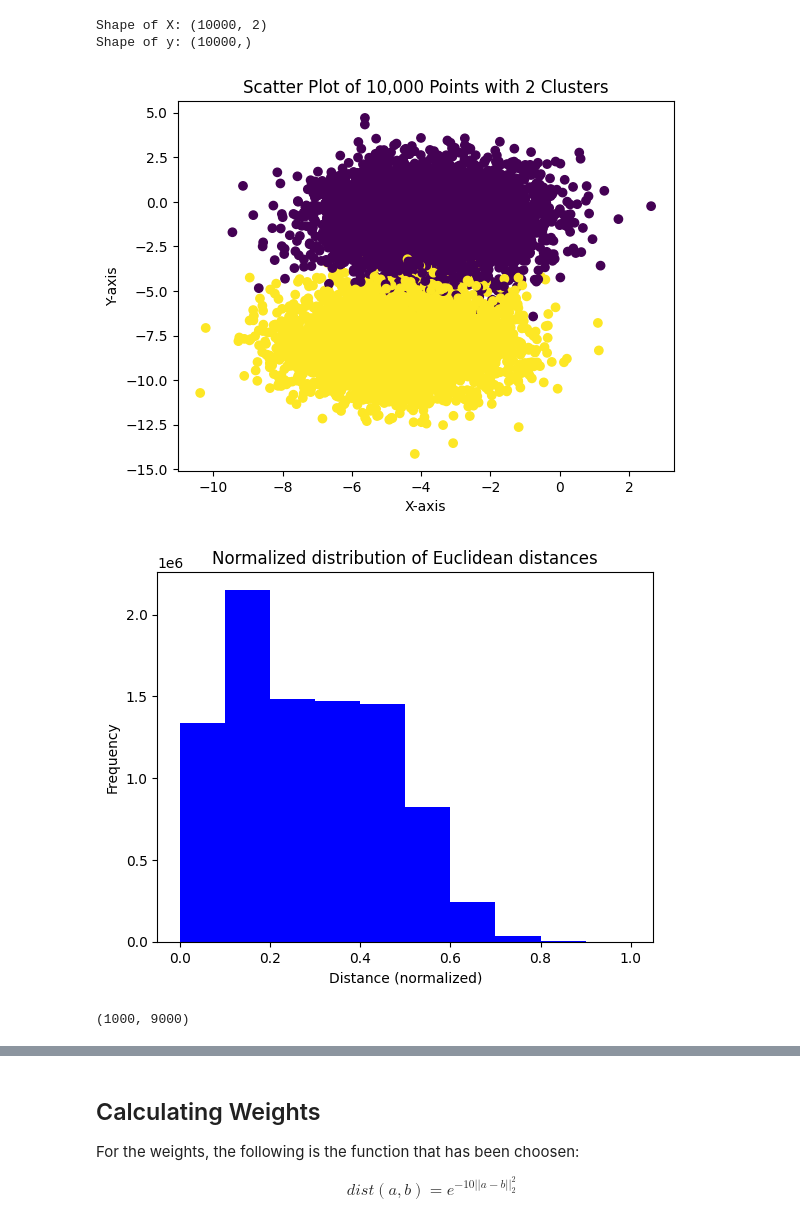
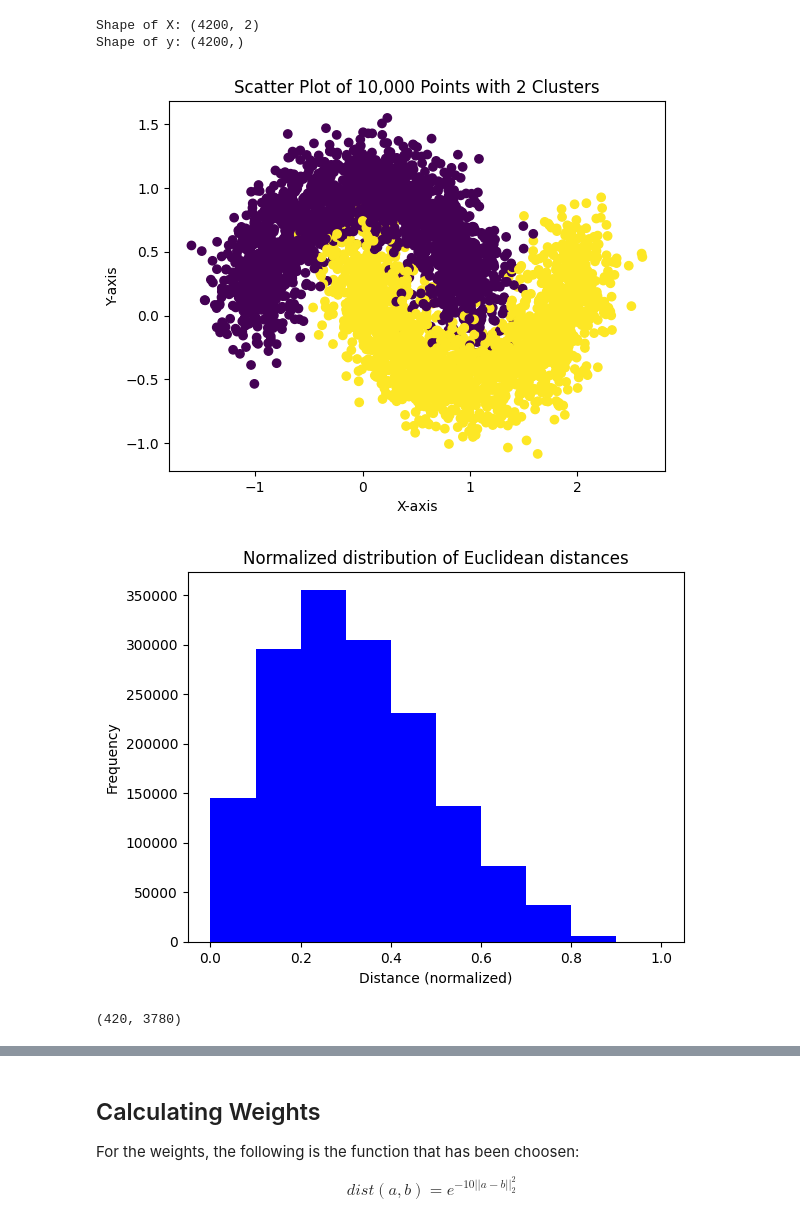
Before and after one commit to RobEngin/Optimization-Gradient-Descent, a Jupyter notebook: Blobs.ipynb, the cells around one changed output, grey strips where cells are left out. Drawn from its saved outputs; the diff is of its cells as text; code cells hidden in the pictures.

```diff
--- a/Blobs.ipynb
+++ b/Blobs.ipynb
@@ -2,43 +2,45 @@
 import numpy as np
 import scipy
 import time
-from sklearn.datasets import make_blobs
+from sklearn.datasets import make_blobs, make_moons
 from scipy.spatial.distance import cdist
 import matplotlib.pyplot as plt
 
 USE_LIPSCHITZ_CONSTANT = True
 OPTIMIZE_LIPSCHITZ_CONSTANT_FOR_BCGM = False
 OUTPUT_STEP = 0.1
-N_SAMPLES = 10000
+N_SAMPLES = 4200
 PARTITION = int(N_SAMPLES*0.1)
 NUM_ITERS = 60
 EPSILON = 1e-5
+PLOT_DPI = 150
 
 # Set random seed for reproducibility
 np.random.seed(420)
 
 # Create dataset with 10,000 points and 2 clusters
-X, y = make_blobs(n_samples=N_SAMPLES, centers=2, cluster_std=1.5)
+#X, y = make_blobs(n_samples=N_SAMPLES, centers=2, cluster_std=1.5)
+X, y = make_moons(n_samples=N_SAMPLES, noise=0.2, random_state=420)
 y = np.where(y == 0, -1, y)
 
 # Print the shapes of X and y
 print("Shape of X:", X.shape)
 print("Shape of y:", y.shape)
 
 # Create scatter plot
 plt.scatter(X[:, 0], X[:, 1], c=y)
 
 # Add axis labels and title
 plt.xlabel('X-axis')
 plt.ylabel('Y-axis')
 plt.title('Scatter Plot of 10,000 Points with 2 Clusters')
 
 # Show the plot
 plt.show()
 # %% [output]
-Shape of X: (10000, 2)
-Shape of y: (10000,)
+Shape of X: (4200, 2)
+Shape of y: (4200,)
-[figure, old version]
+[figure, new version]
 # %%
 import collections
 
@@ -82,8 +84,8 @@ labeled_dist_matrix = np.array(labeled_distances)
 
 labeled_dist_matrix.shape
 # %% [output]
-[figure, old version]
+[figure, new version]
-(1000, 9000)
+(420, 3780)
 # %%
 unlabeled_distances = cdist(unlabeled_X, unlabeled_X)
 
```
Also changed, not shown: parts of 10 cells of this notebook.
